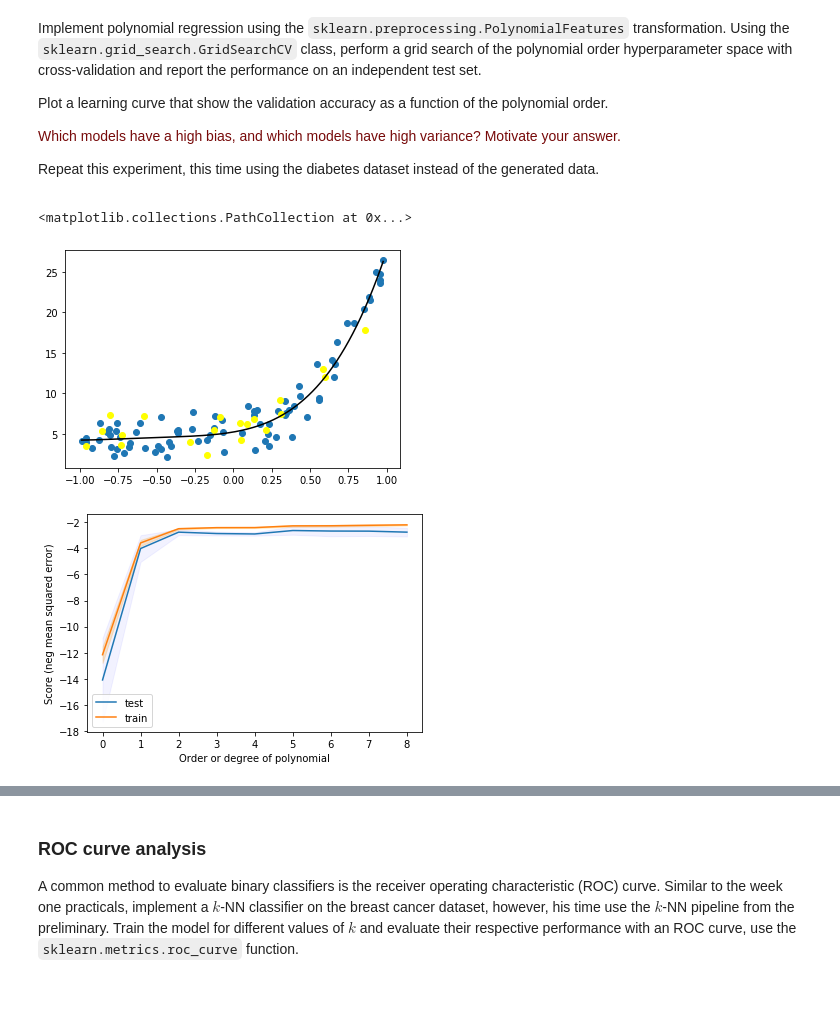
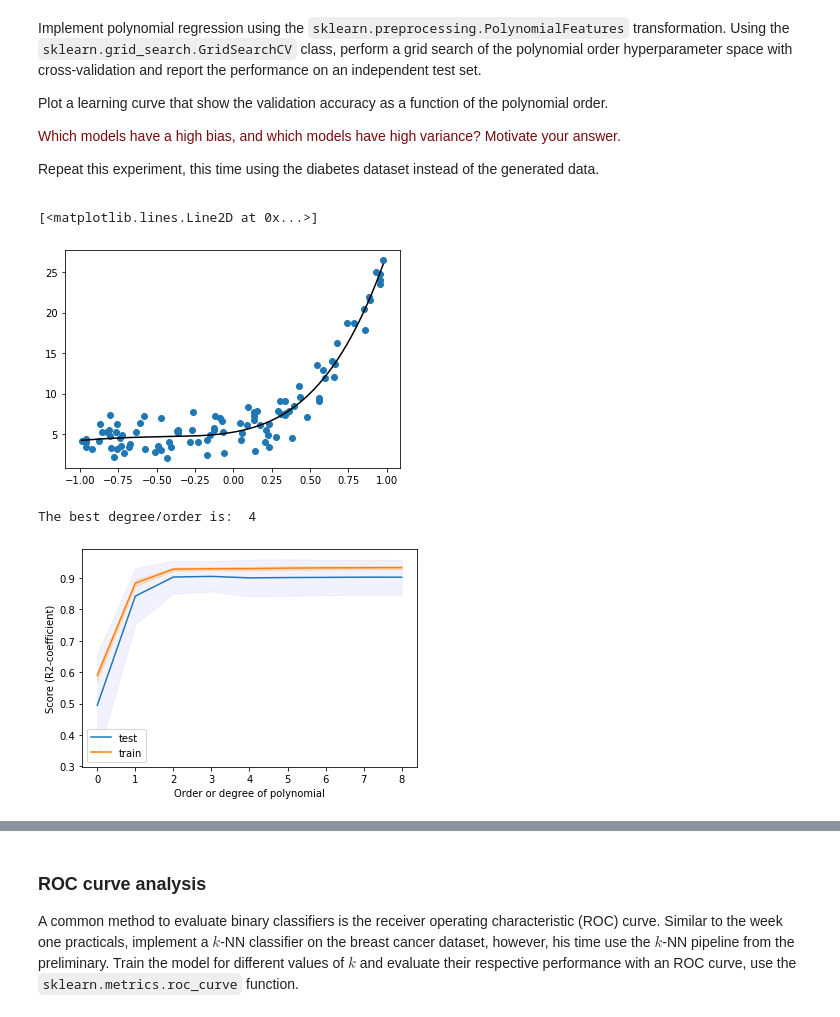
Before and after one commit to JoanKant/8dm50-machine-learning, a Jupyter notebook: practicals/week_2.ipynb, the cells around one changed output, grey strips where cells are left out. Cells and saved outputs as stored; diff of their text form; code cells hidden in the pictures.

```diff
--- a/practicals/week_2.ipynb
+++ b/practicals/week_2.ipynb
@@ -163,23 +163,23 @@ from sklearn.linear_model import LinearRegression
 from sklearn.pipeline import make_pipeline
 
 # Divide full dataset in train and test set
-X_train, X_test, y_train, y_test = train_test_split(X,y,test_size=0.2)
+#X_train, X_test, y_train, y_test = train_test_split(X,y,test_size=0.2)
+# Using k-fold cross-validation not necessary to split the dataset -> All data used to compute the generalization/test error
 
+# Set up pipeline for polynomial regression and fit
 degree=4
 polyreg=make_pipeline(PolynomialFeatures(degree),LinearRegression())
-polyreg.fit(X_train[:, np.newaxis],y_train)
+polyreg.fit(X[:, np.newaxis],y)
 
 # X-values to use for prediction
-X_seq = np.linspace(X_train.min(),X_train.max(),300).reshape(-1,1)
-X_seq2 = np.linspace(X_test.min(),X_test.max(),300).reshape(-1,1)
+X_seq = np.linspace(X.min(),X.max(),300).reshape(-1,1)
 
 plt.figure()
-plt.scatter(X_train,y_train)
-plt.plot(X_seq,polyreg.predict(X_seq),color="black")
-plt.scatter(X_test, y_test, color = "yellow")
+plt.scatter(X,y) # Plot the generated data
+plt.plot(X_seq,polyreg.predict(X_seq),color="black") # Plot the predictions
 # %% [output]
-<matplotlib.collections.PathCollection at 0x...>
+[<matplotlib.lines.Line2D at 0x...>]
-[figure, old version]
+[figure, new version]
 # %%
 from sklearn.model_selection import GridSearchCV
 from sklearn.metrics import mean_squared_error
@@ -187,36 +187,41 @@ from sklearn.metrics import mean_squared_error
 # make a function of the polynomial regression that can be used for the gridsearch
 # using **kwargs to be able to not specify the arguments/variables
 def PolynomialRegression(**kwargs):
     return make_pipeline(PolynomialFeatures(), LinearRegression())
 
 # Set range for the degree/order to test
 degrees = np.arange(1, 10)
 
+# Define parameter grid (which parameters to change)
 param_grid = {'polynomialfeatures__degree': degrees}
 
+# Set up the gridsearch
 poly_grid = GridSearchCV(PolynomialRegression(), param_grid,
-                         cv=5, # use default 5-fold cross validation
-                         scoring='neg_mean_squared_error',  n_jobs=-1, return_train_score=True) # NOT SURE WHICH SCORE METRIC TO USE
-poly_grid.fit(X_train[:, np.newaxis], y_train)
+                         cv=5, # use default setting (5-fold cross validation)
+                         scoring='r2',  n_jobs=-1, return_train_score=True) # NOT SURE WHICH SCORE METRIC TO USE
+poly_grid.fit(X[:, np.newaxis], y)
 
 # Find the polynomial order parameter
 best_deg = poly_grid.best_params_["polynomialfeatures__degree"]
+print("The best degree/order is: ", best_deg)
 
+# Store the scores
 mean_train_score = poly_grid.cv_results_['mean_train_score']
 mean_test_score = poly_grid.cv_results_['mean_test_score']
 
 std_train_score = poly_grid.cv_results_['std_train_score']
 std_test_score = poly_grid.cv_results_['std_test_score']
 
 # Plot the results (with range using the std score)
 plt.fill_between(np.arange(len(mean_train_score)), mean_train_score+std_train_score, mean_train_score-std_train_score, alpha=0.2, color = "orange")
 plt.plot(mean_test_score, label='test')
-
 plt.fill_between(np.arange(len(mean_test_score)), mean_test_score+std_test_score, mean_test_score-std_test_score, alpha=0.05, color = "blue")
 plt.plot(mean_train_score, label='train')
+
 plt.legend(loc='best')
 plt.xlabel("Order or degree of polynomial")
-plt.ylabel("Score (neg mean squared error)")
+plt.ylabel("Score (R2-coefficient)")
 plt.show()
 # %% [output]
+The best degree/order is:  4
-[figure, old version]
+[figure, new version]
```
Also changed, not shown: parts of 8 cells of this notebook.
